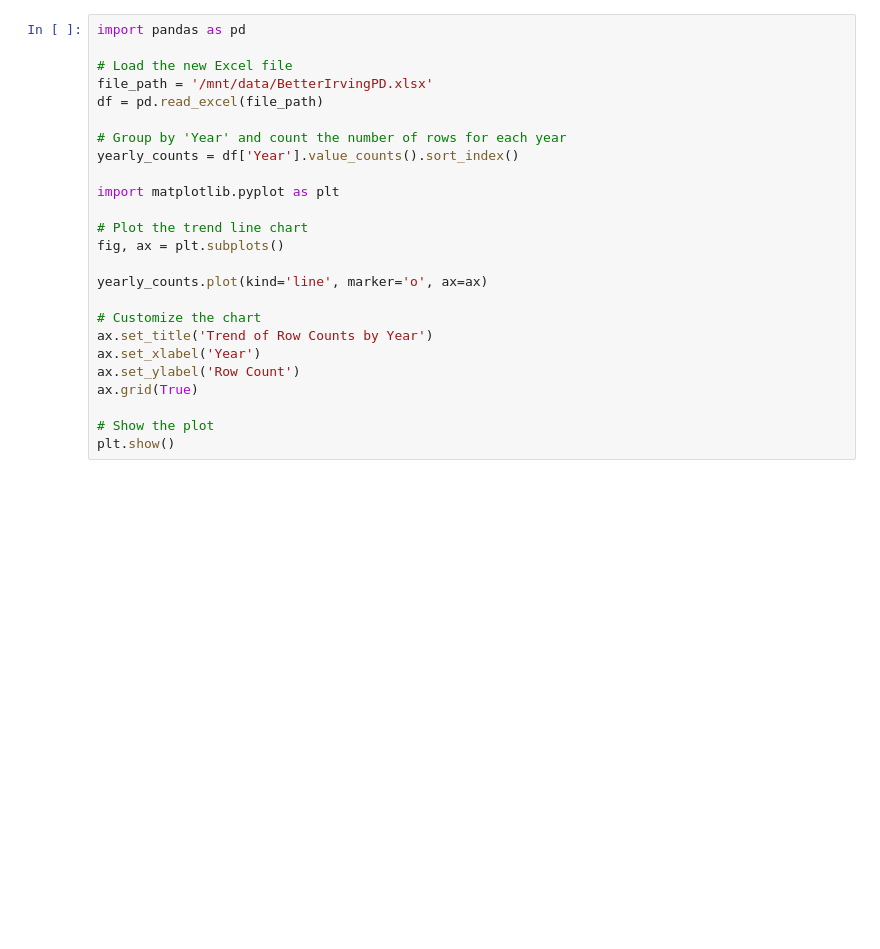
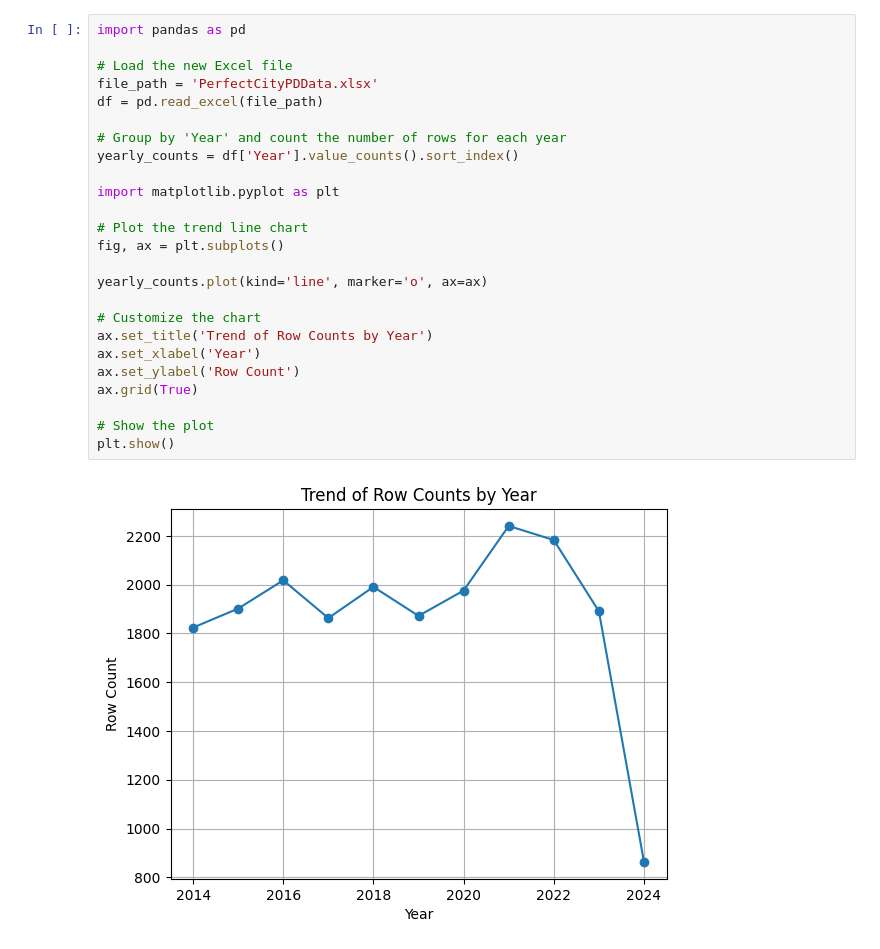
Before and after one commit to tgsaman/Python_ETL_CityPD, a Jupyter notebook: CityPD-Analysis.ipynb, the cells around one changed output. Saved outputs shown, nothing was run; the diff lists cells and outputs as text; blank space fills up the shorter version.

```diff
--- a/CityPD-Analysis.ipynb
+++ b/CityPD-Analysis.ipynb
@@ -161,28 +178,30 @@ plt.show()
 # %%
 import pandas as pd
 
 # Load the new Excel file
-file_path = '/mnt/data/BetterIrvingPD.xlsx'
+file_path = 'PerfectCityPDData.xlsx'
 df = pd.read_excel(file_path)
 
 # Group by 'Year' and count the number of rows for each year
 yearly_counts = df['Year'].value_counts().sort_index()
 
 import matplotlib.pyplot as plt
 
 # Plot the trend line chart
 fig, ax = plt.subplots()
 
 yearly_counts.plot(kind='line', marker='o', ax=ax)
 
 # Customize the chart
 ax.set_title('Trend of Row Counts by Year')
 ax.set_xlabel('Year')
 ax.set_ylabel('Row Count')
 ax.grid(True)
 
 # Show the plot
 plt.show()
+# %% [output]
+[figure, added]
 # %%
 # Plot the trend line chart with the Y axis starting at zero
 fig, ax = plt.subplots()
```
Also changed, not shown: parts of 9 cells of this notebook, 1 other file.
